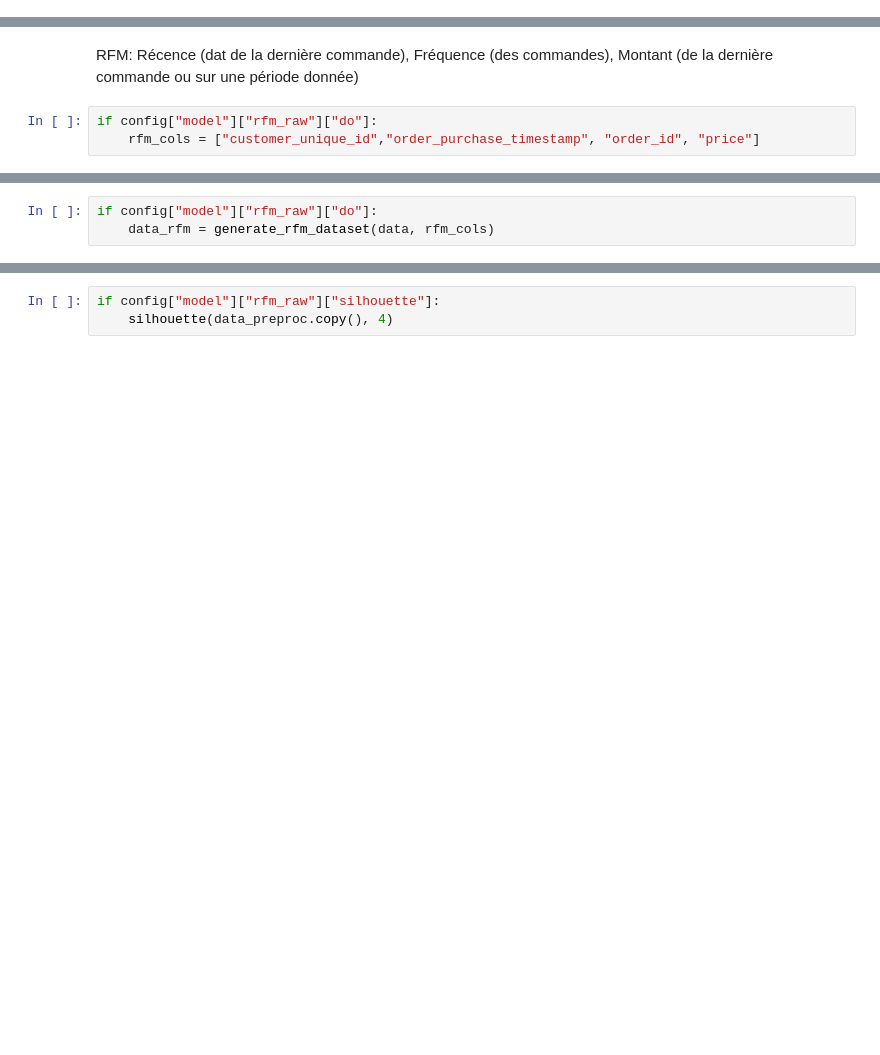
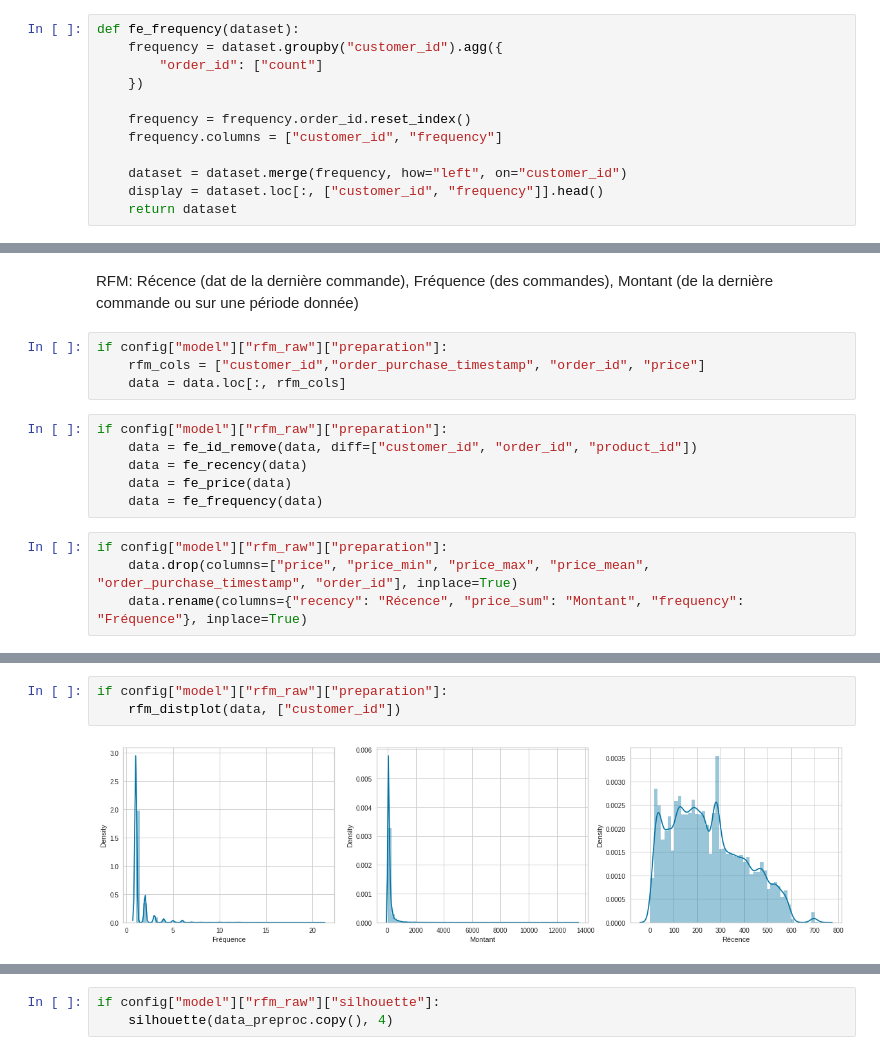
Before and after one commit to curiousmindflow/oc-ml-p4, a Jupyter notebook: modelisation.ipynb, the cells around one changed output, grey strips where cells are left out. Saved outputs shown, nothing was run; the diff lists cells and outputs as text; blank space fills up the shorter version.

Commit message:
RFM method optimized, now need to found persona based on cluster explain result dataset

```diff
--- a/modelisation.ipynb
+++ b/modelisation.ipynb
@@ -563,3 +504,15 @@ display
+# %%
+def fe_frequency(dataset):
+    frequency = dataset.groupby("customer_id").agg({
+        "order_id": ["count"]
+    })
+
+    frequency = frequency.order_id.reset_index()
+    frequency.columns = ["customer_id", "frequency"]
+
+    dataset = dataset.merge(frequency, how="left", on="customer_id")
+    display = dataset.loc[:, ["customer_id", "frequency"]].head()
+    return dataset
 # %% [markdown]
 ***
 # 5 Modelisation
@@ -568,5 +523,16 @@ display
 # %% [markdown]
 RFM: Récence (dat de la dernière commande), Fréquence (des commandes), Montant (de la dernière commande ou sur une période donnée)
 # %%
-if config["model"]["rfm_raw"]["do"]:
-    rfm_cols = ["customer_unique_id","order_purchase_timestamp", "order_id", "price"]
+if config["model"]["rfm_raw"]["preparation"]:
+    rfm_cols = ["customer_id","order_purchase_timestamp", "order_id", "price"]
+    data = data.loc[:, rfm_cols]
+# %%
+if config["model"]["rfm_raw"]["preparation"]:
+    data = fe_id_remove(data, diff=["customer_id", "order_id", "product_id"])
+    data = fe_recency(data)
+    data = fe_price(data)
+    data = fe_frequency(data)
+# %%
+if config["model"]["rfm_raw"]["preparation"]:
+    data.drop(columns=["price", "price_min", "price_max", "price_mean", "order_purchase_timestamp", "order_id"], inplace=True)
+    data.rename(columns={"recency": "Récence", "price_sum": "Montant", "frequency": "Fréquence"}, inplace=True)
@@ -573,3 +554,5 @@ if config["model"]["rfm_raw"]["do"]:
 # %%
-if config["model"]["rfm_raw"]["do"]:
-    data_rfm = generate_rfm_dataset(data, rfm_cols)
+if config["model"]["rfm_raw"]["preparation"]:
+    rfm_distplot(data, ["customer_id"])
+# %% [output]
+[figure, added]
```
Also changed, not shown: parts of 79 cells of this notebook, 2 other files.
